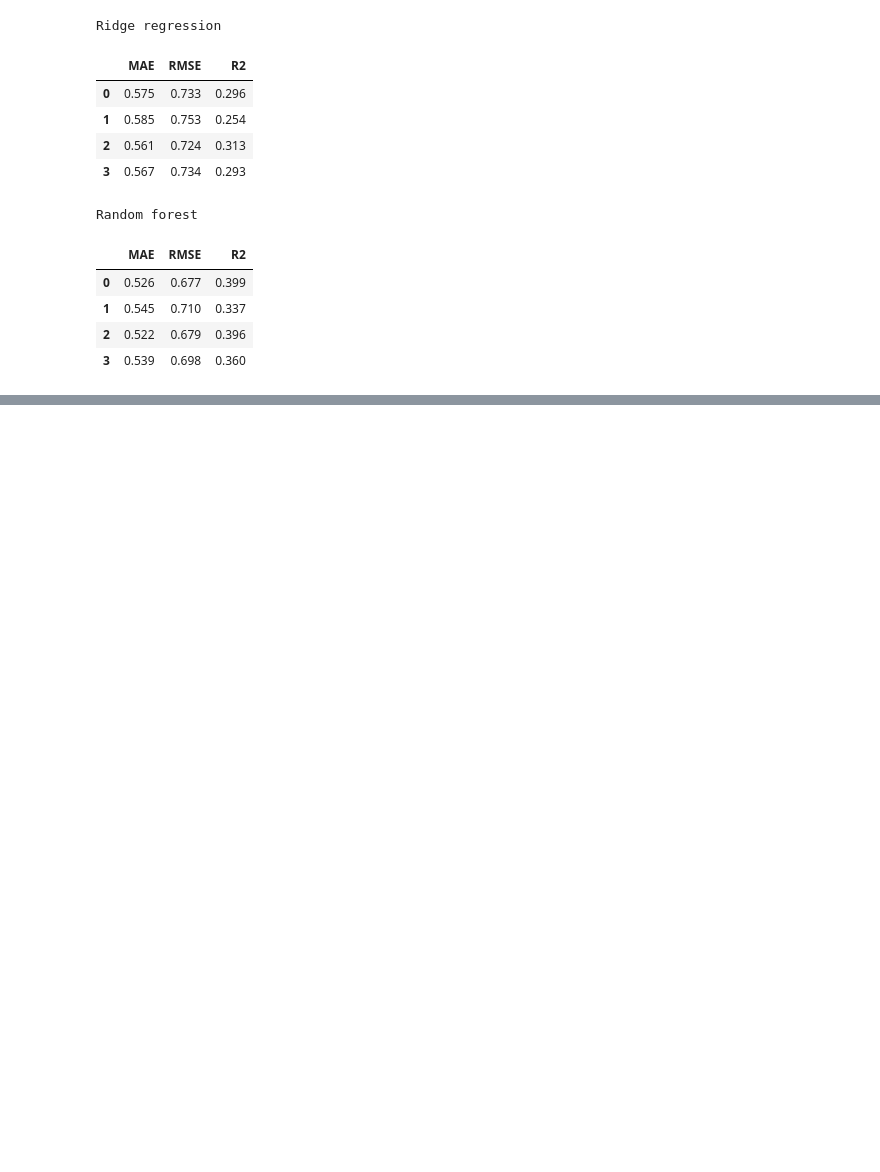
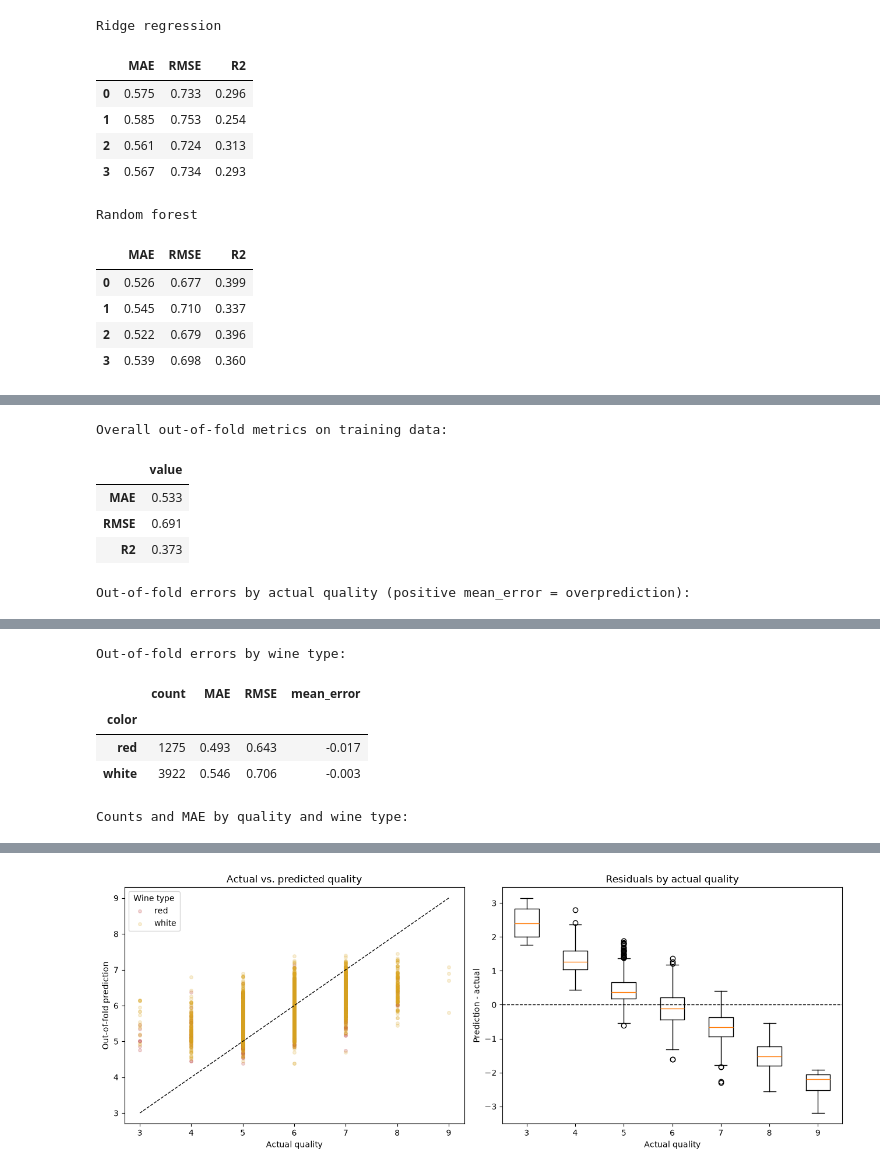
Before and after one commit to AndriyUkrajnets/wine_quality, a Jupyter notebook: wine_quality.ipynb, the cells around one changed output, grey strips where cells are left out. Saved outputs shown, nothing was run; the diff lists cells and outputs as text; code cells hidden in the pictures; blank space fills up the shorter version.

Commit message:
Assess training-fold prediction errors

```diff
--- a/wine_quality.ipynb
+++ b/wine_quality.ipynb
@@ -510,0 +515,71 @@ Random forest
+# %%
+from sklearn.model_selection import cross_val_predict
+
+rf_oof_predictions = cross_val_predict(
+    models['Random forest'], X_train, y_train,
+    cv=cv_splits, method='predict', n_jobs=1
+)
+
+rf_oof_results = train_data[[quality_col, 'color']].reset_index(drop=True).copy()
+rf_oof_results = rf_oof_results.rename(columns={quality_col: 'actual_quality'})
+rf_oof_results['prediction'] = rf_oof_predictions
+# Positive residual means the model overpredicted quality.
+rf_oof_results['residual'] = rf_oof_results['prediction'] - rf_oof_results['actual_quality']
+rf_oof_results['absolute_error'] = rf_oof_results['residual'].abs()
+rf_oof_results['squared_error'] = rf_oof_results['residual'] ** 2
+
+print('Overall out-of-fold metrics on training data:')
+display(pd.Series({
+    'MAE': mean_absolute_error(rf_oof_results['actual_quality'], rf_oof_results['prediction']),
+    'RMSE': np.sqrt(mean_squared_error(rf_oof_results['actual_quality'], rf_oof_results['prediction'])),
+    'R2': r2_score(rf_oof_results['actual_quality'], rf_oof_results['prediction']),
+}, name='Random Forest OOF').to_frame('value').round(3))
+
+error_by_quality = rf_oof_results.groupby('actual_quality').agg(
+    count=('actual_quality', 'size'),
+    MAE=('absolute_error', 'mean'),
+    RMSE=('squared_error', lambda values: np.sqrt(values.mean())),
+    mean_error=('residual', 'mean'),
+)
+print('Out-of-fold errors by actual quality (positive mean_error = overprediction):')
+display(error_by_quality.round(3))
+
+error_by_color = rf_oof_results.groupby('color').agg(
+    count=('actual_quality', 'size'),
+    MAE=('absolute_error', 'mean'),
+    RMSE=('squared_error', lambda values: np.sqrt(values.mean())),
+    mean_error=('residual', 'mean'),
+)
+print('Out-of-fold errors by wine type:')
+display(error_by_color.round(3))
+
+print('Counts and MAE by quality and wine type:')
+display(rf_oof_results.groupby(['actual_quality', 'color']).agg(
+    count=('actual_quality', 'size'),
+    MAE=('absolute_error', 'mean'),
+).round(3))
+
+# Visual checks for shrinkage toward common scores and systematic over/underprediction.
+fig, axes = plt.subplots(1, 2, figsize=(13, 5))
+for color, point_color in [('red', 'firebrick'), ('white', 'goldenrod')]:
+    subset = rf_oof_results.loc[rf_oof_results['color'].eq(color)]
+    axes[0].scatter(subset['actual_quality'], subset['prediction'], alpha=0.18, s=16, color=point_color, label=color)
+axes[0].plot([3, 9], [3, 9], linestyle='--', color='black', linewidth=1)
+axes[0].set(xlabel='Actual quality', ylabel='Out-of-fold prediction', title='Actual vs. predicted quality')
+axes[0].legend(title='Wine type')
+scores = error_by_quality.index.tolist()
+residuals_by_score = [rf_oof_results.loc[rf_oof_results['actual_quality'].eq(score), 'residual'] for score in scores]
+axes[1].boxplot(residuals_by_score)
+axes[1].set_xticks(range(1, len(scores) + 1))
+axes[1].set_xticklabels(scores)
+axes[1].axhline(0, linestyle='--', color='black', linewidth=1)
+axes[1].set(xlabel='Actual quality', ylabel='Prediction - actual', title='Residuals by actual quality')
+plt.tight_layout()
+plt.show()
+# %% [output]
+Overall out-of-fold metrics on training data:
+|  | value |
+| MAE | 0.533 |
+| RMSE | 0.691 |
+| R2 | 0.373 |
+Out-of-fold errors by actual quality (positive mean_error = overprediction):
@@ -510,0 +595,6 @@ Random forest
+Out-of-fold errors by wine type:
+|  | count | MAE | RMSE | mean_error |
+| color |  |  |  |  |
+| red | 1275 | 0.493 | 0.643 | -0.017 |
+| white | 3922 | 0.546 | 0.706 | -0.003 |
+Counts and MAE by quality and wine type:
@@ -510,0 +616 @@ Random forest
+[figure, added]
```
Also changed, not shown: parts of 2 cells of this notebook.
